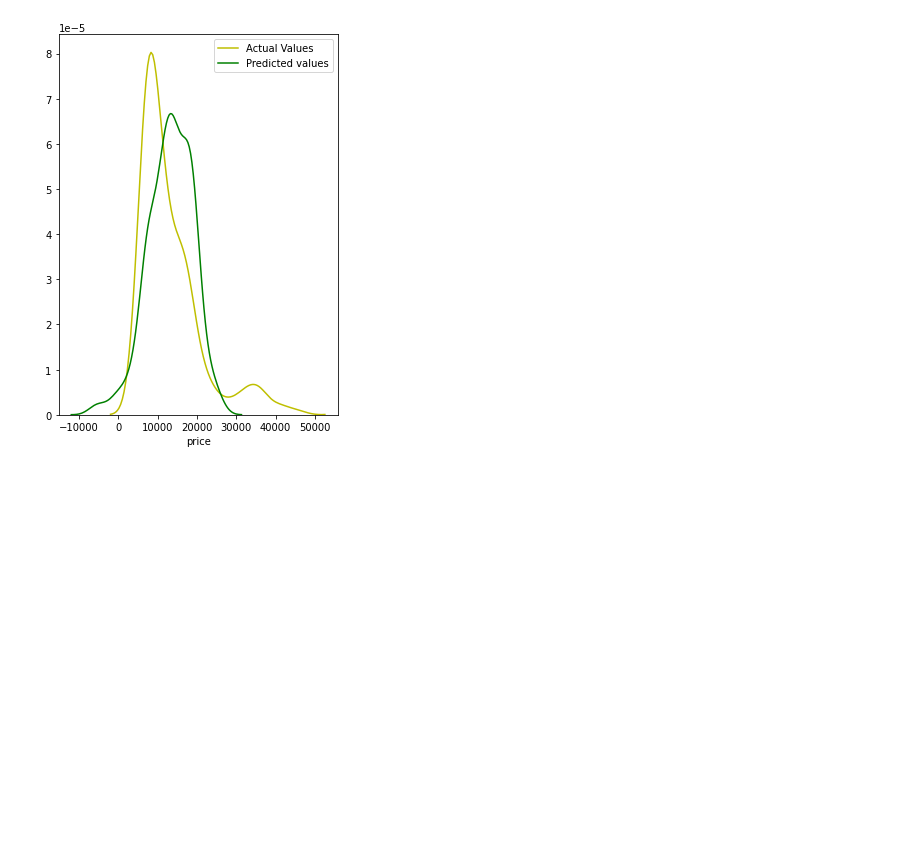
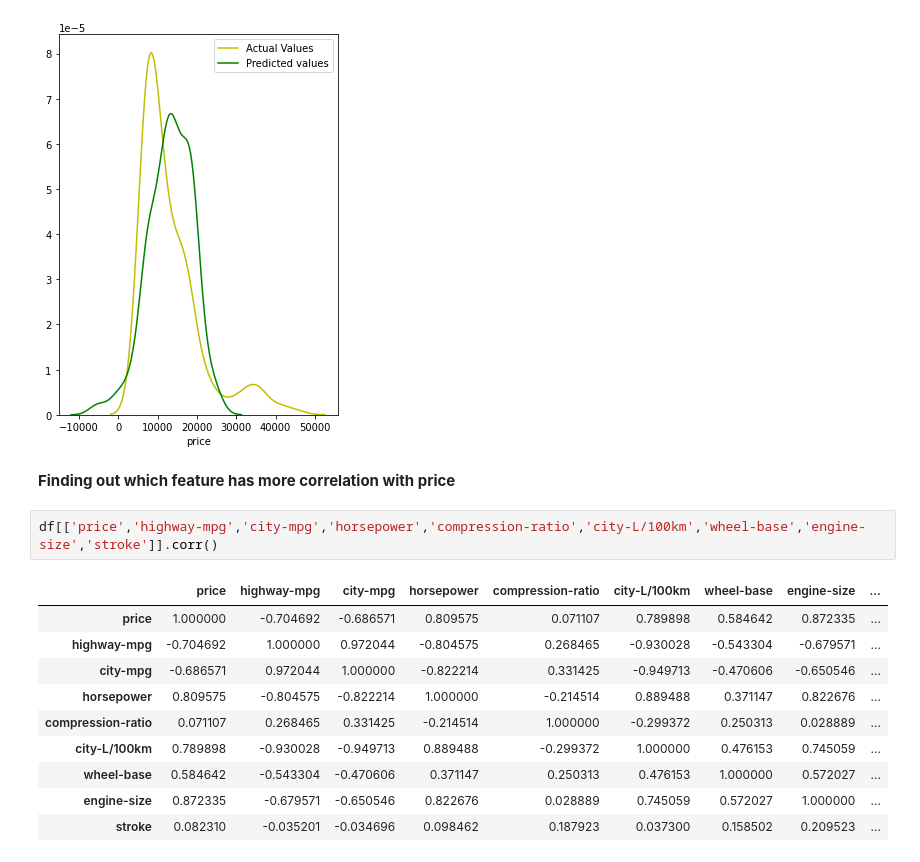
Before and after one commit to Badhusha-Akhthaar/MachineLearning_Binge, a Jupyter notebook: Regression.ipynb, the cells around one changed output. Cells and saved outputs as stored; diff of their text form; blank space fills up the shorter version.

```diff
--- a/Regression.ipynb
+++ b/Regression.ipynb
@@ -64,3 +64,18 @@ plt.show()
 plt.close()
 # %% [output]
 [figure]
+# %% [markdown]
+**Finding out which feature has more correlation with price**
+# %%
+df[['price','highway-mpg','city-mpg','horsepower','compression-ratio','city-L/100km','wheel-base','engine-size','stroke']].corr()
+# %% [output]
+|  | price | highway-mpg | city-mpg | horsepower | compression-ratio | city-L/100km | wheel-base | engine-size | ... |
+| price | 1.000000 | -0.704692 | -0.686571 | 0.809575 | 0.071107 | 0.789898 | 0.584642 | 0.872335 | ... |
+| highway-mpg | -0.704692 | 1.000000 | 0.972044 | -0.804575 | 0.268465 | -0.930028 | -0.543304 | -0.679571 | ... |
+| city-mpg | -0.686571 | 0.972044 | 1.000000 | -0.822214 | 0.331425 | -0.949713 | -0.470606 | -0.650546 | ... |
+| horsepower | 0.809575 | -0.804575 | -0.822214 | 1.000000 | -0.214514 | 0.889488 | 0.371147 | 0.822676 | ... |
+| compression-ratio | 0.071107 | 0.268465 | 0.331425 | -0.214514 | 1.000000 | -0.299372 | 0.250313 | 0.028889 | ... |
+| city-L/100km | 0.789898 | -0.930028 | -0.949713 | 0.889488 | -0.299372 | 1.000000 | 0.476153 | 0.745059 | ... |
+| wheel-base | 0.584642 | -0.543304 | -0.470606 | 0.371147 | 0.250313 | 0.476153 | 1.000000 | 0.572027 | ... |
+| engine-size | 0.872335 | -0.679571 | -0.650546 | 0.822676 | 0.028889 | 0.745059 | 0.572027 | 1.000000 | ... |
+| stroke | 0.082310 | -0.035201 | -0.034696 | 0.098462 | 0.187923 | 0.037300 | 0.158502 | 0.209523 | ... |
```
Also changed, not shown: parts of 6 cells of this notebook.
